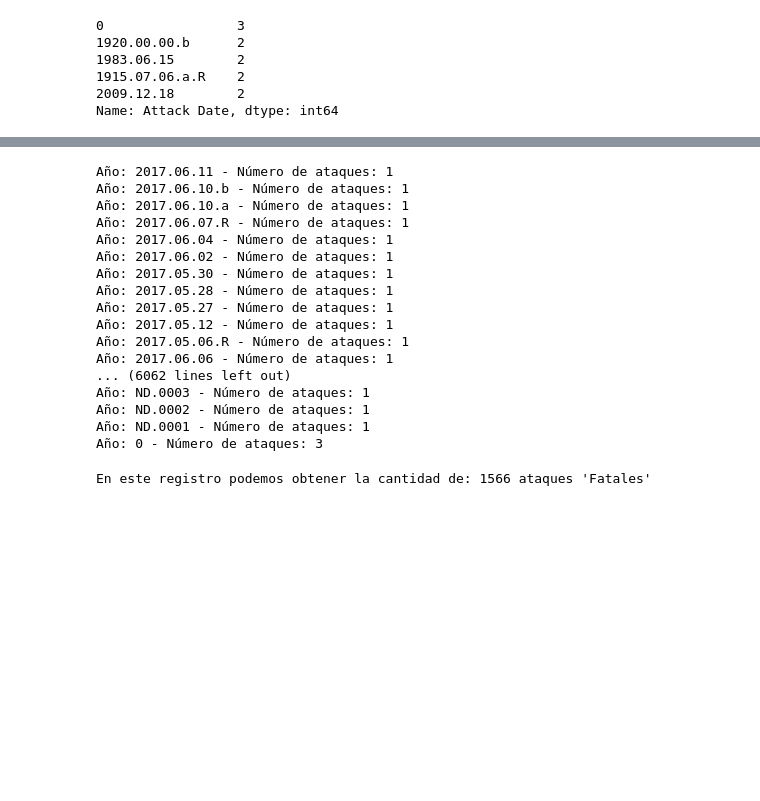
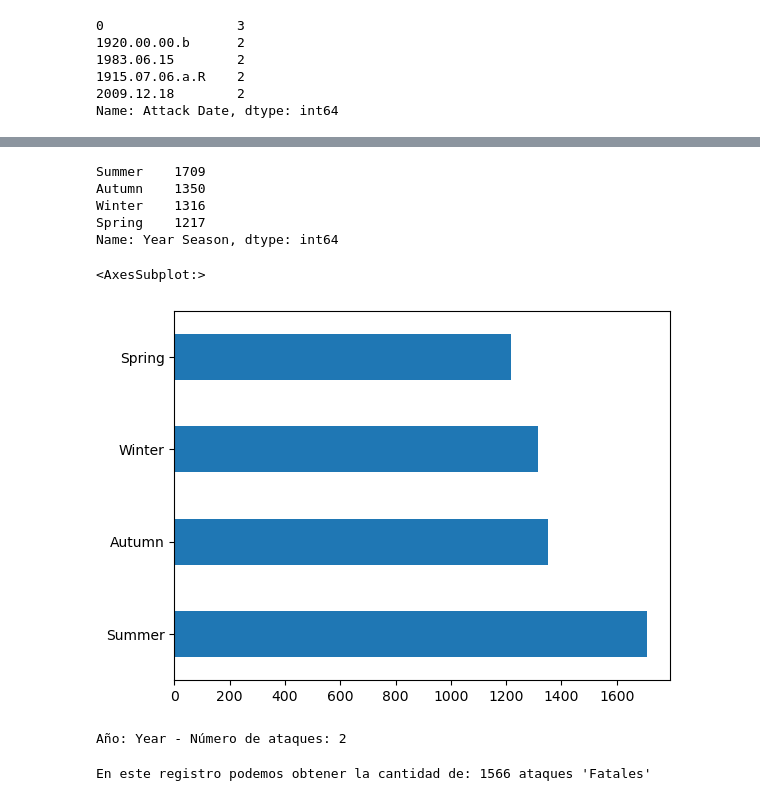
Before and after one commit to JesusGuardiaRamirez/Proyecto_Sharks-DataCleaning, a Jupyter notebook: Re-new.ipynb, the cells around one changed output, grey strips where cells are left out. Cells and saved outputs as stored; diff of their text form; code cells hidden in the pictures; blank space fills up the shorter version.

```diff
--- a/Re-new.ipynb
+++ b/Re-new.ipynb
@@ -267,8 +288,43 @@ df.head(4)
+# %%
+for i in range(0, 13):
+    # Convertimos el número a string y le añadimos un cero a la izquierda si es menor que 10
+    str_num = str(i).zfill(2)
+    # Reemplazamos los valores de la columna que sean iguales a i por str_num
+    df['Month'] = df['Month'].replace(i, str_num)
+# %%
+df['Year Season'] = df['Month']
+# %%
+def get_season(month):
+    if month in ['12', '01', '02']:
+        return 'Winter'
+    elif month in ['03', '04', '05']:
+        return 'Spring'
+    elif month in ['06', '07', '08']:
+        return 'Summer'
+    elif month in ['09', '10', '11']:
+        return 'Autumn'
+
+# Aplicar la función al DataFrame y crear una nueva columna llamada 'estacion'
+df['Year Season'] = df['Year Season'].apply(get_season)
+# %%
+seasons = df['Year Season'].value_counts()
+seasons
+# %% [output]
+Summer    1709
+Autumn    1350
+Winter    1316
+Spring    1217
+Name: Year Season, dtype: int64
+# %%
+seasons.plot.barh()
+# %% [output]
+<AxesSubplot:>
+[figure, added]
 # %%
 ataques = {}
 
 # iterar sobre la columna de año
-for y in df['Attack Date']:
+for y in df['Year']:
     # si el año no está en el diccionario, inicializarlo a 1
     if y not in ataques:
         ataques[y] = 1
@@ -280,23 +336,7 @@ for y in df['Attack Date']:
 for y, contador in ataques.items():
     print(f"Año: {y} - Número de ataques: {contador}")
 # %% [output]
-Año: 2017.06.11 - Número de ataques: 1
-Año: 2017.06.10.b - Número de ataques: 1
-Año: 2017.06.10.a - Número de ataques: 1
-Año: 2017.06.07.R - Número de ataques: 1
-Año: 2017.06.04 - Número de ataques: 1
-Año: 2017.06.02 - Número de ataques: 1
-Año: 2017.05.30 - Número de ataques: 1
-Año: 2017.05.28 - Número de ataques: 1
-Año: 2017.05.27 - Número de ataques: 1
-Año: 2017.05.12 - Número de ataques: 1
-Año: 2017.05.06.R - Número de ataques: 1
-Año: 2017.06.06 - Número de ataques: 1
-... (6062 lines left out)
-Año: ND.0003 - Número de ataques: 1
-Año: ND.0002 - Número de ataques: 1
-Año: ND.0001 - Número de ataques: 1
-Año: 0 - Número de ataques: 3
+Año: Year - Número de ataques: 2
 # %%
 fatalidades = df[df['Fatal (Y/N)'].str.contains('Y')]
 
```
Also changed, not shown: parts of 3 cells of this notebook.
